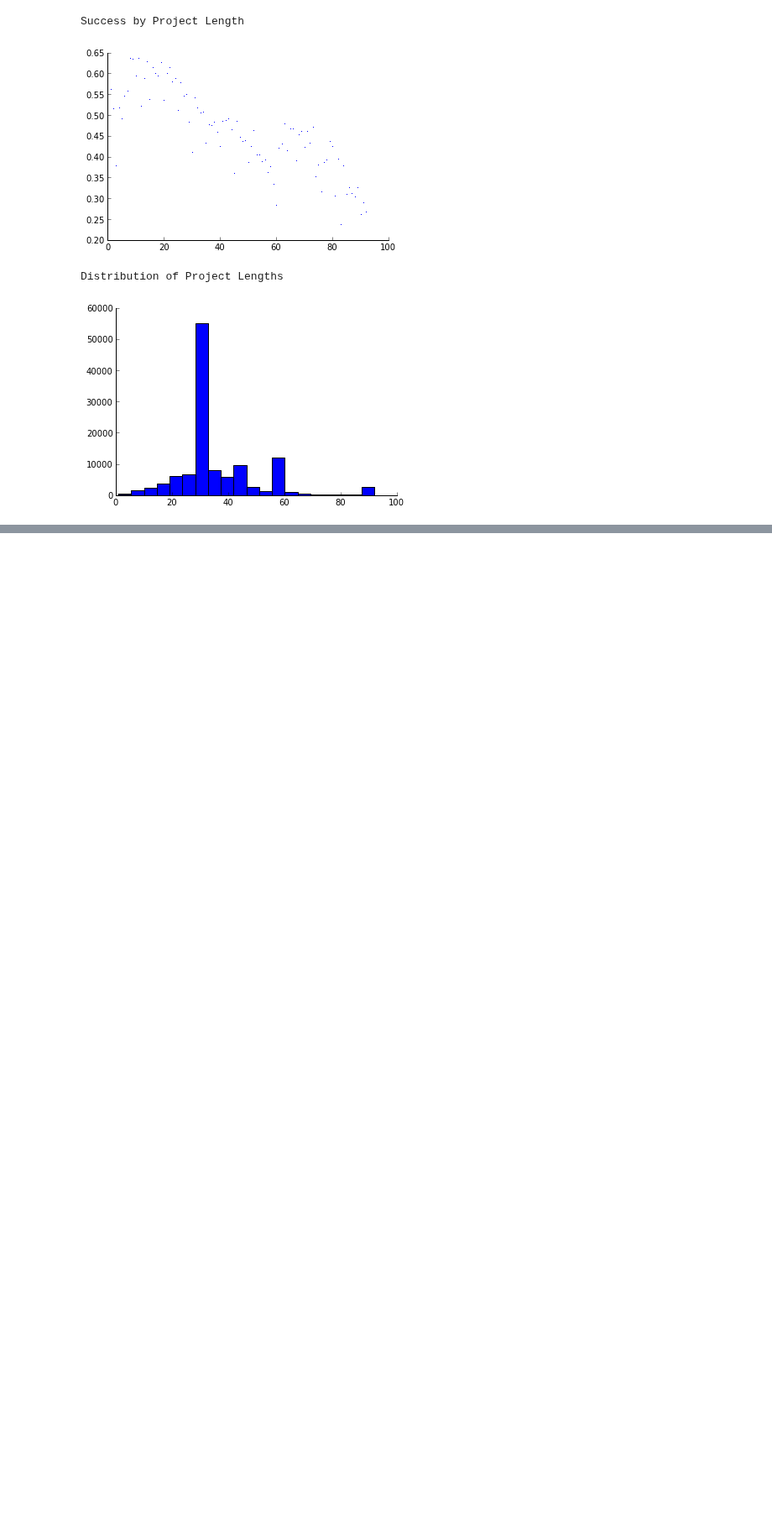
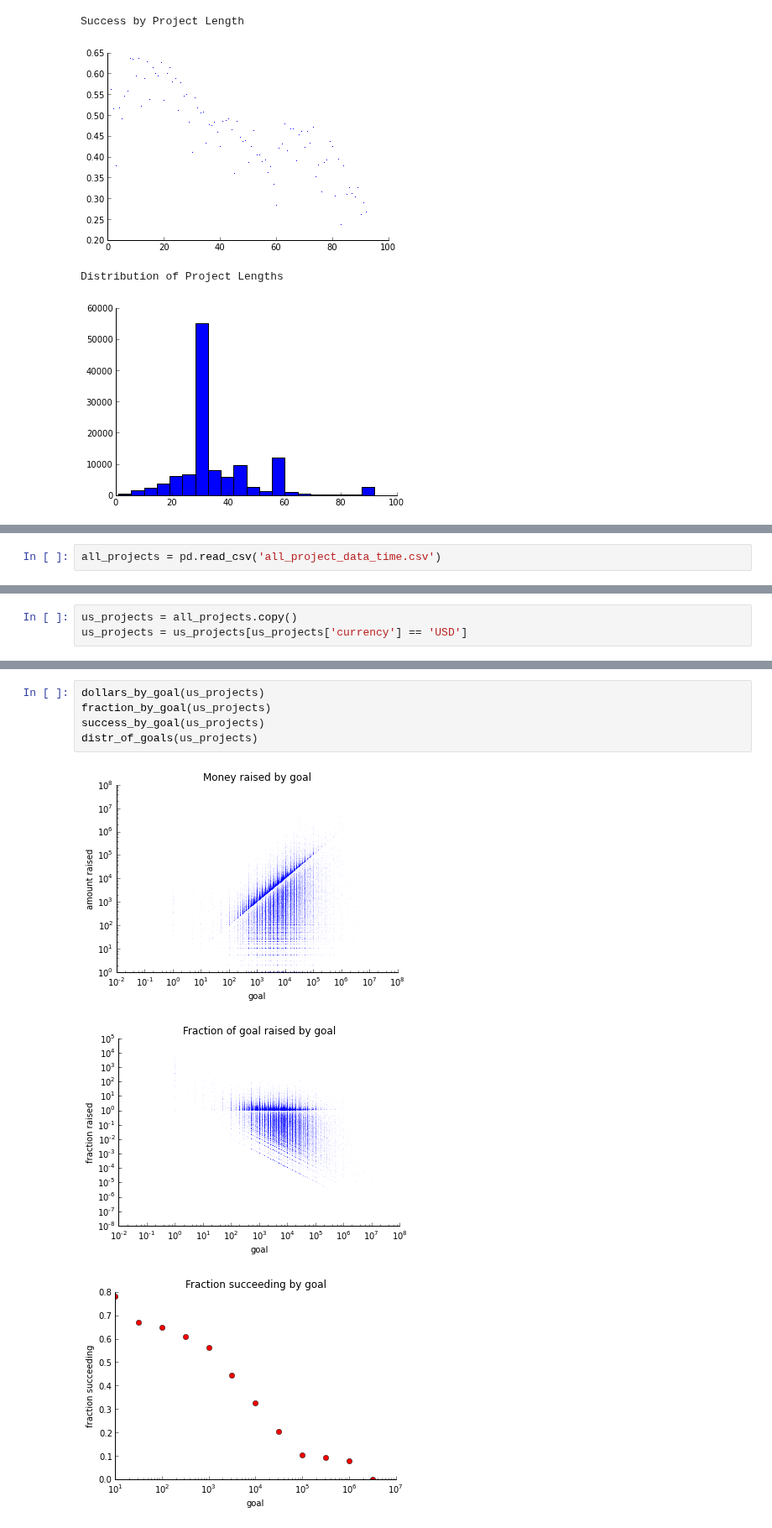
Before and after one commit to johnsturm/cs109, a Jupyter notebook: Process Book.ipynb, the cells around one changed output, grey strips where cells are left out. Shown at 84% size. Drawn from its saved outputs; the diff is of its cells as text; blank space fills up the shorter version.

Commit message:
added exploratory analysis about how projects with different goals do

```diff
--- a/Process Book.ipynb
+++ b/Process Book.ipynb
@@ -658,0 +663,2 @@ Distribution of Project Lengths
+# %%
+all_projects = pd.read_csv('all_project_data_time.csv')
@@ -658,0 +677,3 @@ Distribution of Project Lengths
+# %%
+us_projects = all_projects.copy()
+us_projects = us_projects[us_projects['currency'] == 'USD']
@@ -658,0 +745,9 @@ Distribution of Project Lengths
+# %%
+dollars_by_goal(us_projects)
+fraction_by_goal(us_projects)
+success_by_goal(us_projects)
+distr_of_goals(us_projects)
+# %% [output]
+[figure, added]
+[figure, added]
+[figure, added]
```
Also changed, not shown: parts of 8 cells of this notebook.
